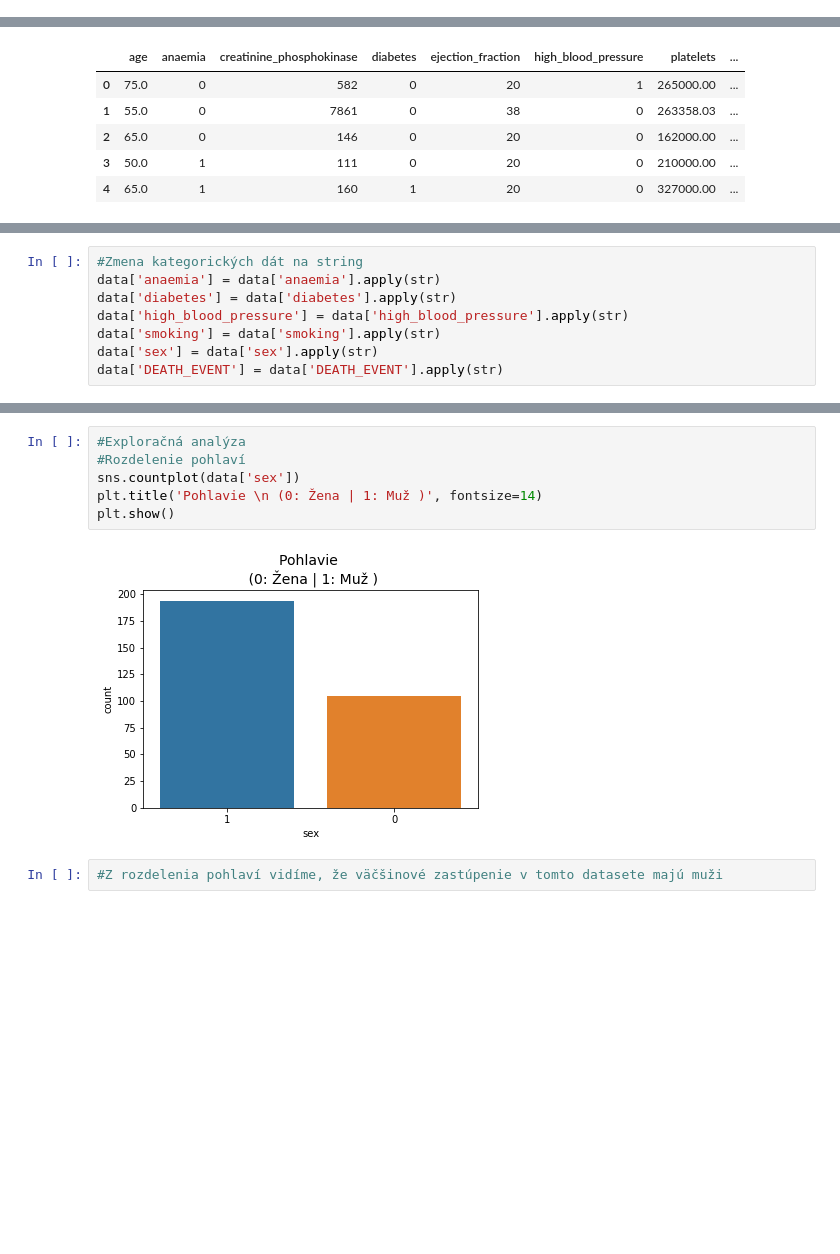
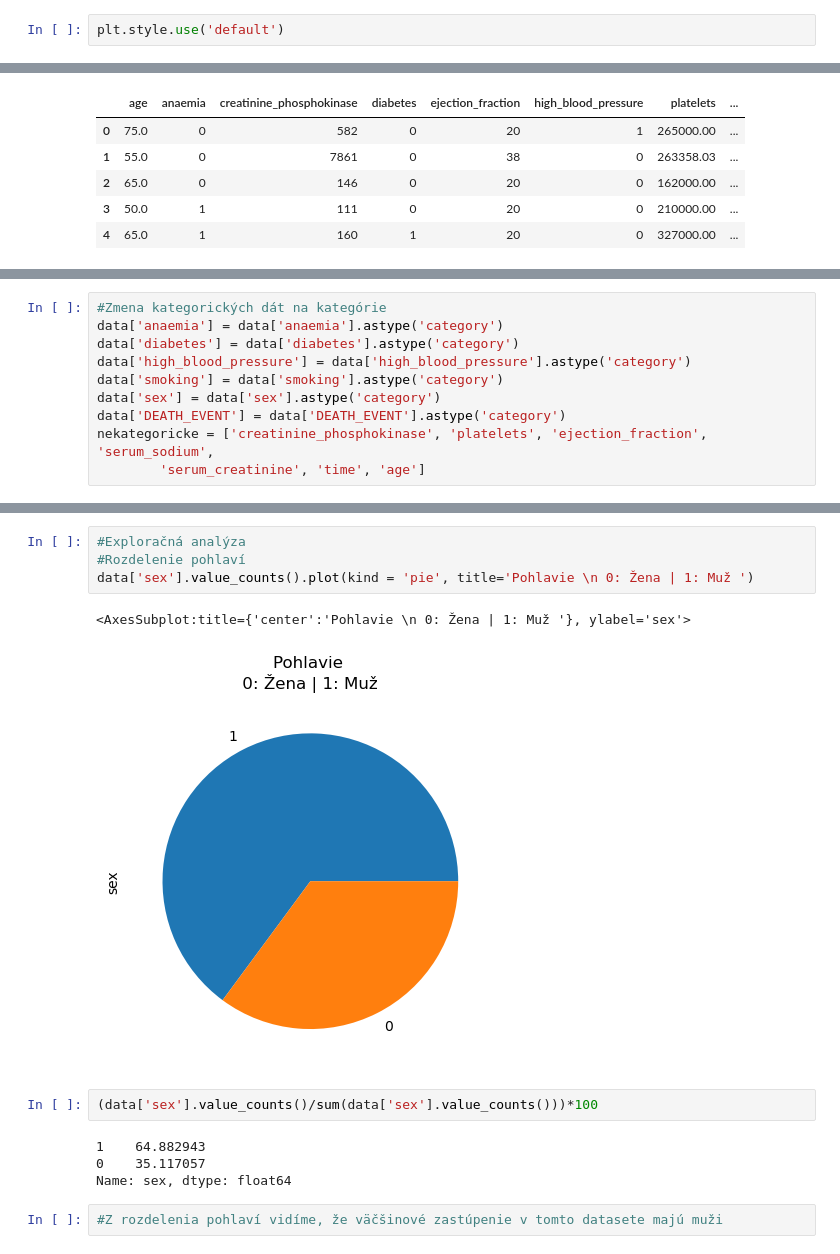
Before and after one commit to mvanko/Vanko_Martin_NS2021, a Jupyter notebook: Vanko_Martin_Predikcia_zlyhania_srdca.ipynb, the cells around one changed output, grey strips where cells are left out. Cells and saved outputs as stored; diff of their text form; blank space fills up the shorter version.

```diff
--- a/Vanko_Martin_Predikcia_zlyhania_srdca.ipynb
+++ b/Vanko_Martin_Predikcia_zlyhania_srdca.ipynb
@@ -9,3 +13,5 @@ from scipy.stats import norm
+# %%
+plt.style.use('default')
 # %%
 data = pd.read_csv("heart_failure_clinical_records_dataset.csv" , sep=",")
 # %%
@@ -20,3 +30,13 @@ data.head()
+# %%
+#Zmena kategorických dát na kategórie
+data['anaemia'] = data['anaemia'].astype('category')
+data['diabetes'] = data['diabetes'].astype('category')
+data['high_blood_pressure'] = data['high_blood_pressure'].astype('category')
+data['smoking'] = data['smoking'].astype('category')
+data['sex'] = data['sex'].astype('category')
+data['DEATH_EVENT'] = data['DEATH_EVENT'].astype('category')
+nekategoricke = ['creatinine_phosphokinase', 'platelets', 'ejection_fraction', 'serum_sodium',
+        'serum_creatinine', 'time', 'age']
 # %%
 data.info()
 # %% [output]
@@ -47,11 +63,3 @@ Počet duplikátov:  0
-# %%
-#Zmena kategorických dát na string
-data['anaemia'] = data['anaemia'].apply(str)
-data['diabetes'] = data['diabetes'].apply(str)
-data['high_blood_pressure'] = data['high_blood_pressure'].apply(str)
-data['smoking'] = data['smoking'].apply(str)
-data['sex'] = data['sex'].apply(str)
-data['DEATH_EVENT'] = data['DEATH_EVENT'].apply(str)
 # %%
 data.describe()
 # %% [output]
@@ -67,11 +90,16 @@ data.describe()
 # %%
 #Exploračná analýza
 #Rozdelenie pohlaví
-sns.countplot(data['sex'])
-plt.title('Pohlavie \n (0: Žena | 1: Muž )', fontsize=14)
-plt.show()
+data['sex'].value_counts().plot(kind = 'pie', title='Pohlavie \n 0: Žena | 1: Muž ')
 # %% [output]
+<AxesSubplot:title={'center':'Pohlavie \n 0: Žena | 1: Muž '}, ylabel='sex'>
-[figure, old version]
+[figure, new version]
+# %%
+(data['sex'].value_counts()/sum(data['sex'].value_counts()))*100
+# %% [output]
+1    64.882943
+0    35.117057
+Name: sex, dtype: float64
 # %%
 #Z rozdelenia pohlaví vidíme, že väčšinové zastúpenie v tomto datasete majú muži
 # %%
```
Also changed, not shown: parts of 36 cells of this notebook, 1 other file.
